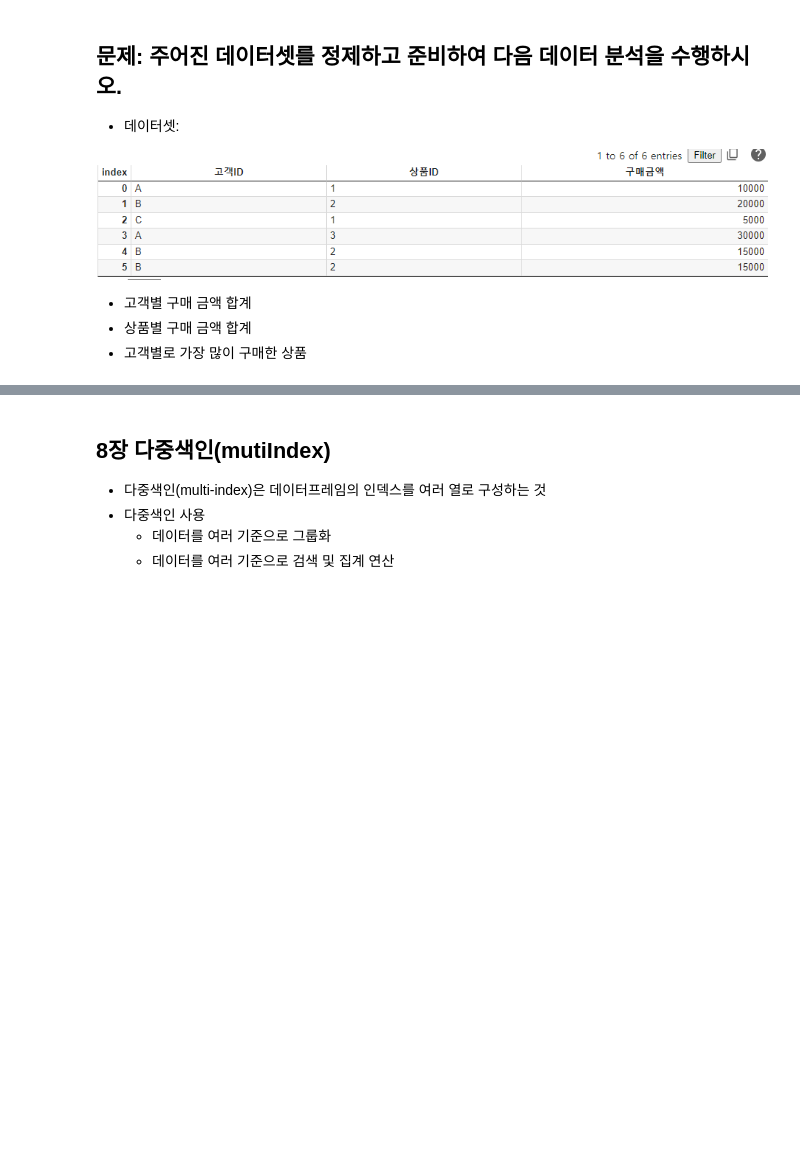
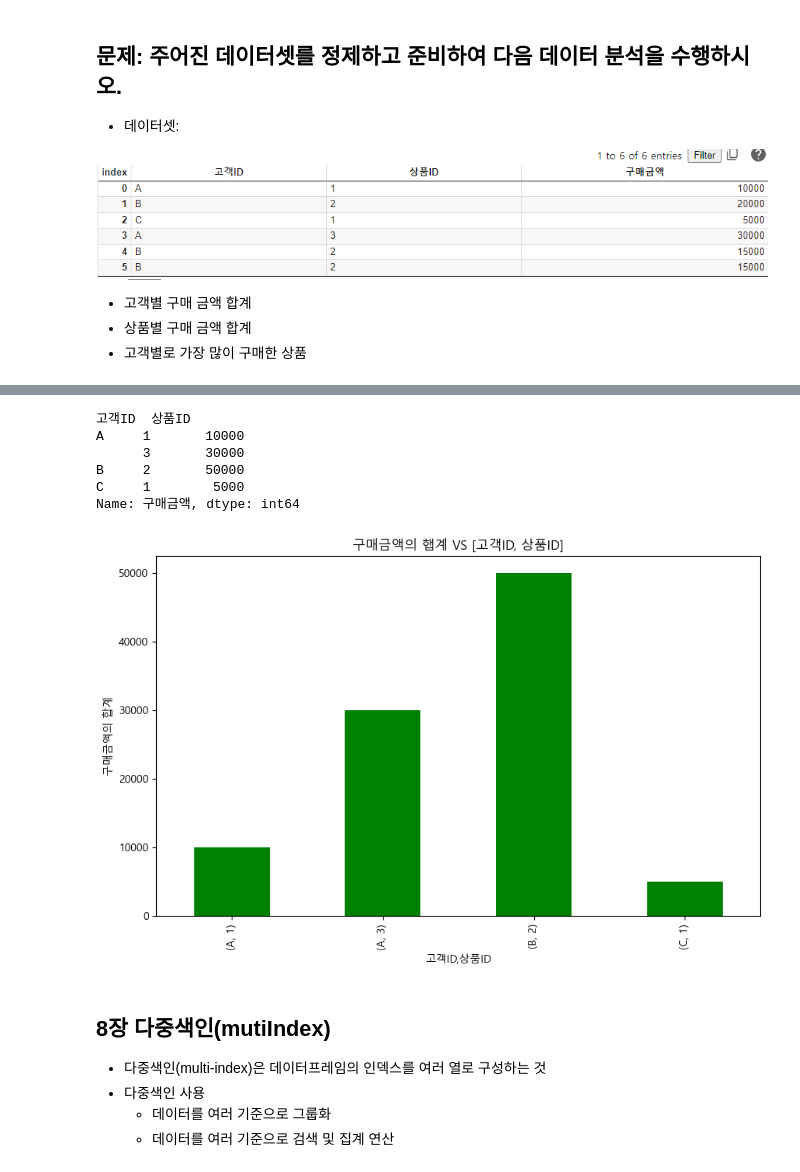
Before and after one commit to yubeen00/python_basic_3, a Jupyter notebook: data_analysis_05_02_class.ipynb, the cells around one changed output, grey strips where cells are left out. Saved outputs shown, nothing was run; the diff lists cells and outputs as text; code cells hidden in the pictures; blank space fills up the shorter version.

```diff
--- a/data_analysis_05_02_class.ipynb
+++ b/data_analysis_05_02_class.ipynb
@@ -194,3 +247,24 @@ a
+# %%
+# 6) 고객ID와 상품ID를 기준으로 그룹화하여 구매금액의 합계를 계산하고 시각화하기
+result = df.groupby(["고객ID", "상품ID"])["구매금액"].sum()
+
+print(result)
+print()
+
+plt.figure() # 하나의 도화지에 한 개의 그래프
+result.plot(kind = "bar", color = "green")
+plt.title("구매금액의 햅계 VS [고객ID, 상품ID]")
+plt.ylabel("구매금액의 합계")
+
+plt.show()
+# %% [output]
+고객ID  상품ID
+A     1       10000
+      3       30000
+B     2       50000
+C     1        5000
+Name: 구매금액, dtype: int64
+[figure, added]
 # %% [markdown]
 ## 8장 다중색인(mutiIndex)
 * 다중색인(multi-index)은 데이터프레임의 인덱스를 여러 열로 구성하는 것
```
Also changed, not shown: parts of 24 cells of this notebook, 3 other files.
